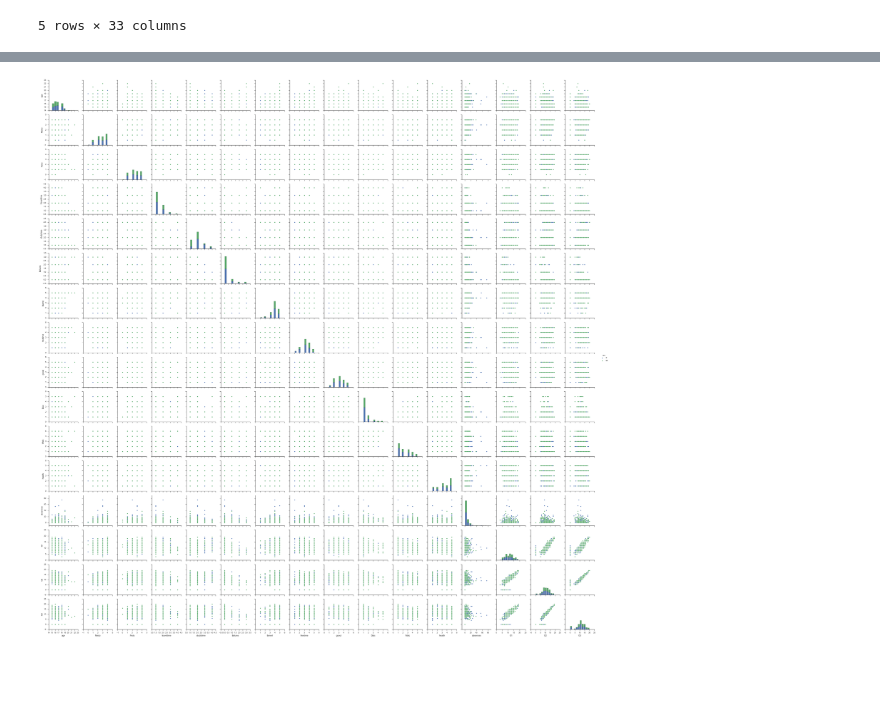
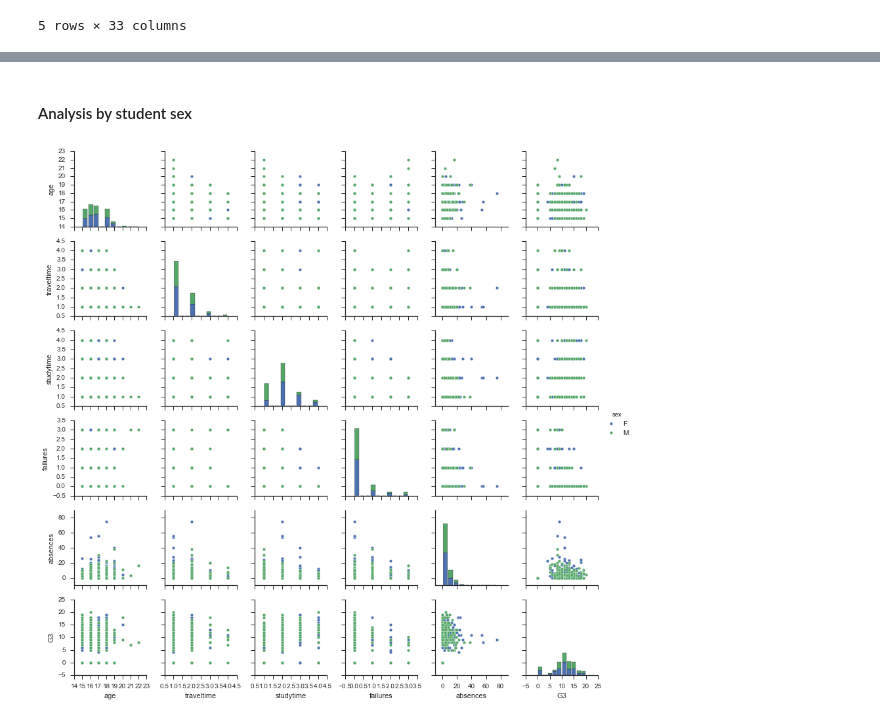
Before and after one commit to student-performance-prediction/notebooks, a Jupyter notebook: 02_Explore.ipynb, the cells around one changed output, grey strips where cells are left out. Drawn from its saved outputs; the diff is of its cells as text; code cells hidden in the pictures; blank space fills up the shorter version.

```diff
--- a/02_Explore.ipynb
+++ b/02_Explore.ipynb
@@ -45,0 +44,3 @@ import seaborn as sns; sns.set(style="ticks", color_codes=True)
+# %%
+plt.rcParams['figure.figsize']=(10,10)
+g = sns.pairplot(student_mat[['age', 'traveltime', 'studytime', 'failures', 'absences', 'G1', 'G2', 'G3']],size=2)
@@ -46,4 +49,6 @@ import seaborn as sns; sns.set(style="ticks", color_codes=True)
+# %% [markdown]
+#### Analysis by student sex
 # %%
-g = sns.pairplot(student_mat,hue="sex")
+g = sns.pairplot(student_mat[['age', 'traveltime', 'studytime', 'failures', 'absences', 'sex', 'G3']],hue='sex',size=2)
 # %% [output]
-[figure, old version]
+[figure, new version]
```
Also changed, not shown: parts of 13 cells of this notebook.
